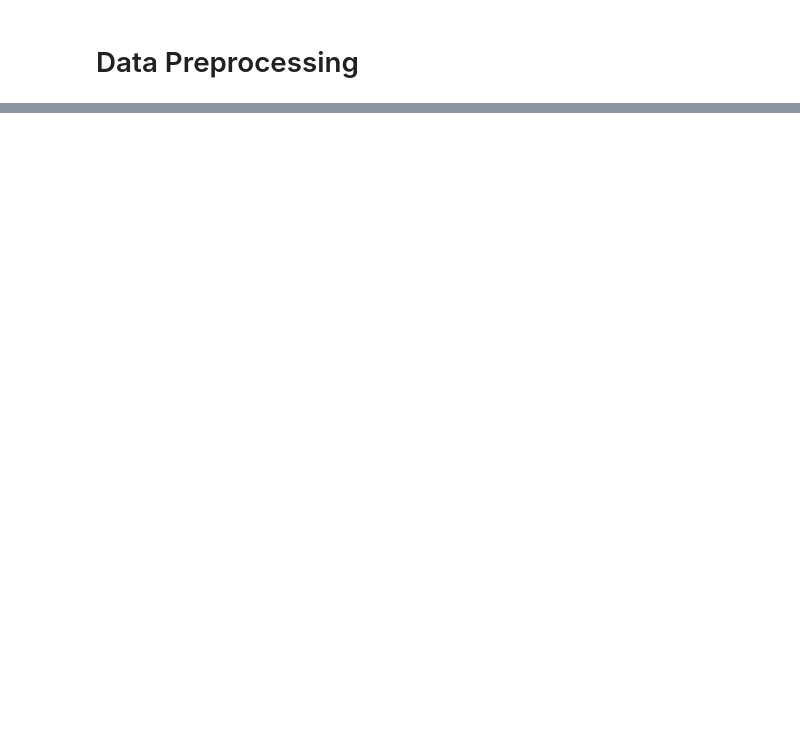
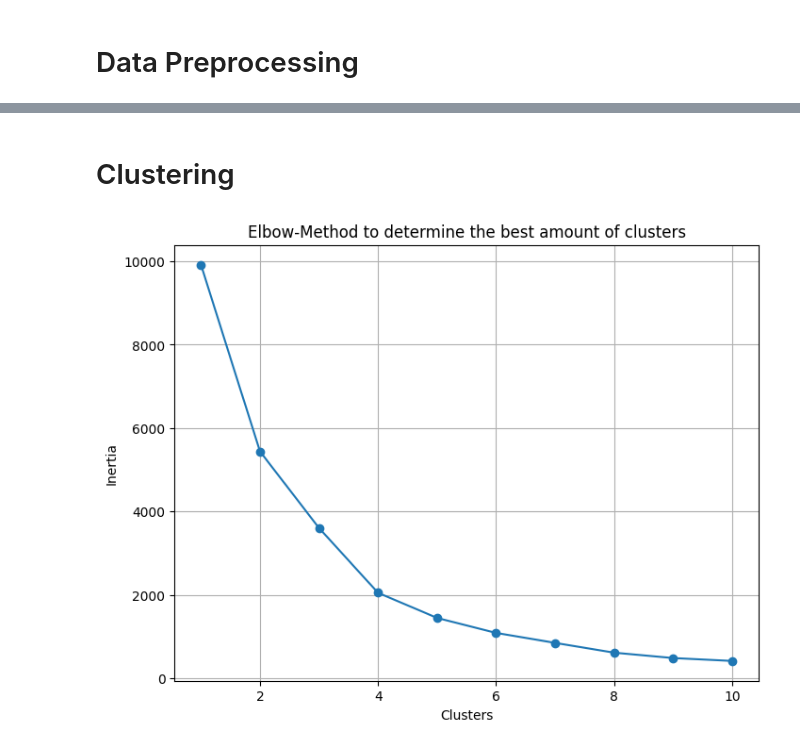
Before and after one commit to florivz/DDM-Project-WS24-25, a Jupyter notebook: analysis.ipynb, the cells around one changed output, grey strips where cells are left out. Saved outputs shown, nothing was run; the diff lists cells and outputs as text; code cells hidden in the pictures; blank space fills up the shorter version.

```diff
--- a/analysis.ipynb
+++ b/analysis.ipynb
@@ -129,0 +207,22 @@ df_merged = df_merged.merge(
+# %% [markdown]
+# Clustering
+# %%
+# Bestimmung der optimalen Anzahl von Clustern
+inertia = []
+cluster_range = range(1, 11)
+
+for k in cluster_range:
+    kmeans = KMeans(n_clusters=k, random_state=42)
+    kmeans.fit(X_pca)
+    inertia.append(kmeans.inertia_)
+
+# Elbow-Methode visualisieren
+plt.figure(figsize=(8, 6))
+plt.plot(cluster_range, inertia, marker='o')
+plt.title('Elbow-Method to determine the best amount of clusters')
+plt.xlabel('Clusters')
+plt.ylabel('Inertia')
+plt.grid(True)
+plt.show()
+# %% [output]
+[figure, added]
```
Also changed, not shown: parts of 22 cells of this notebook.
